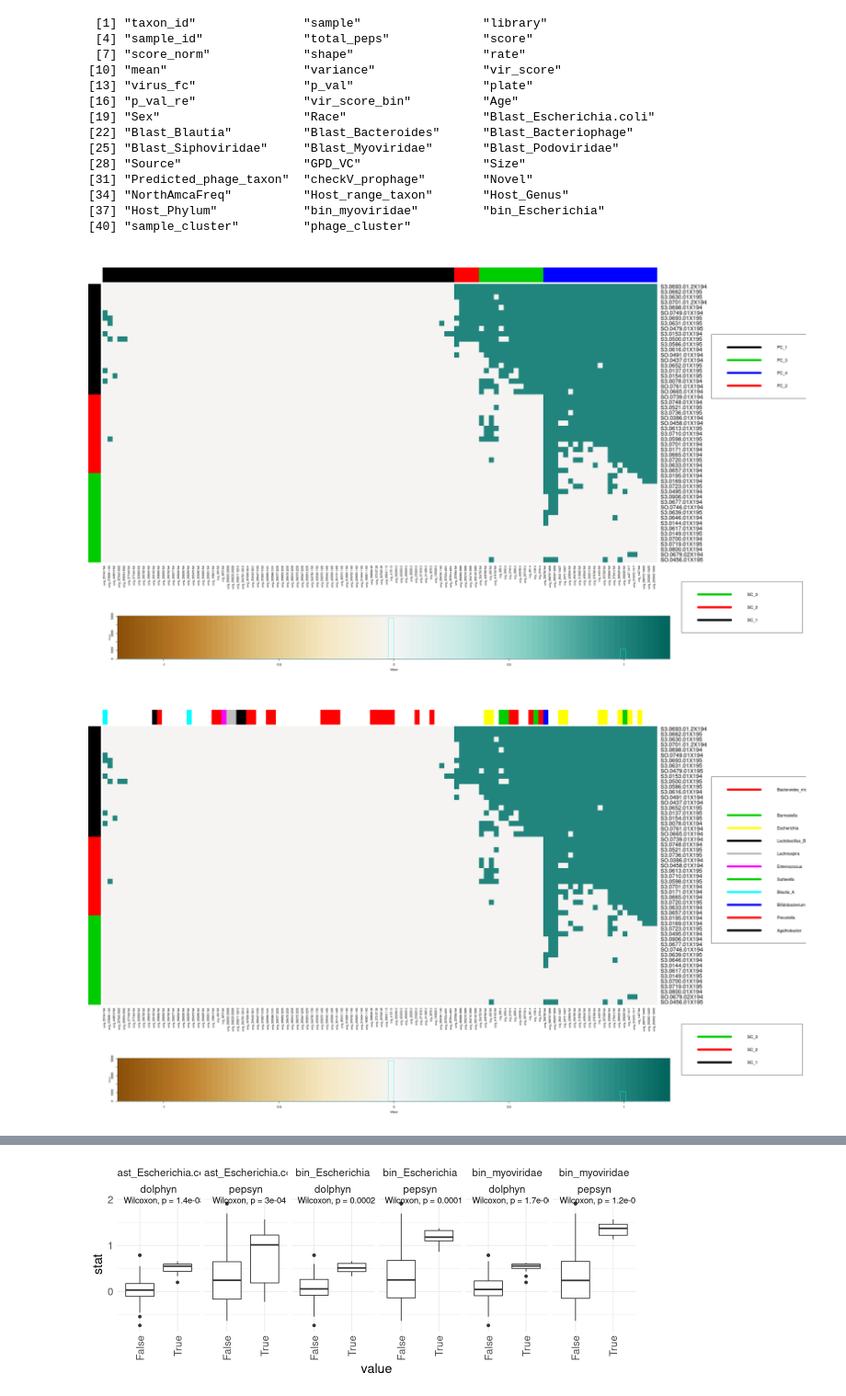
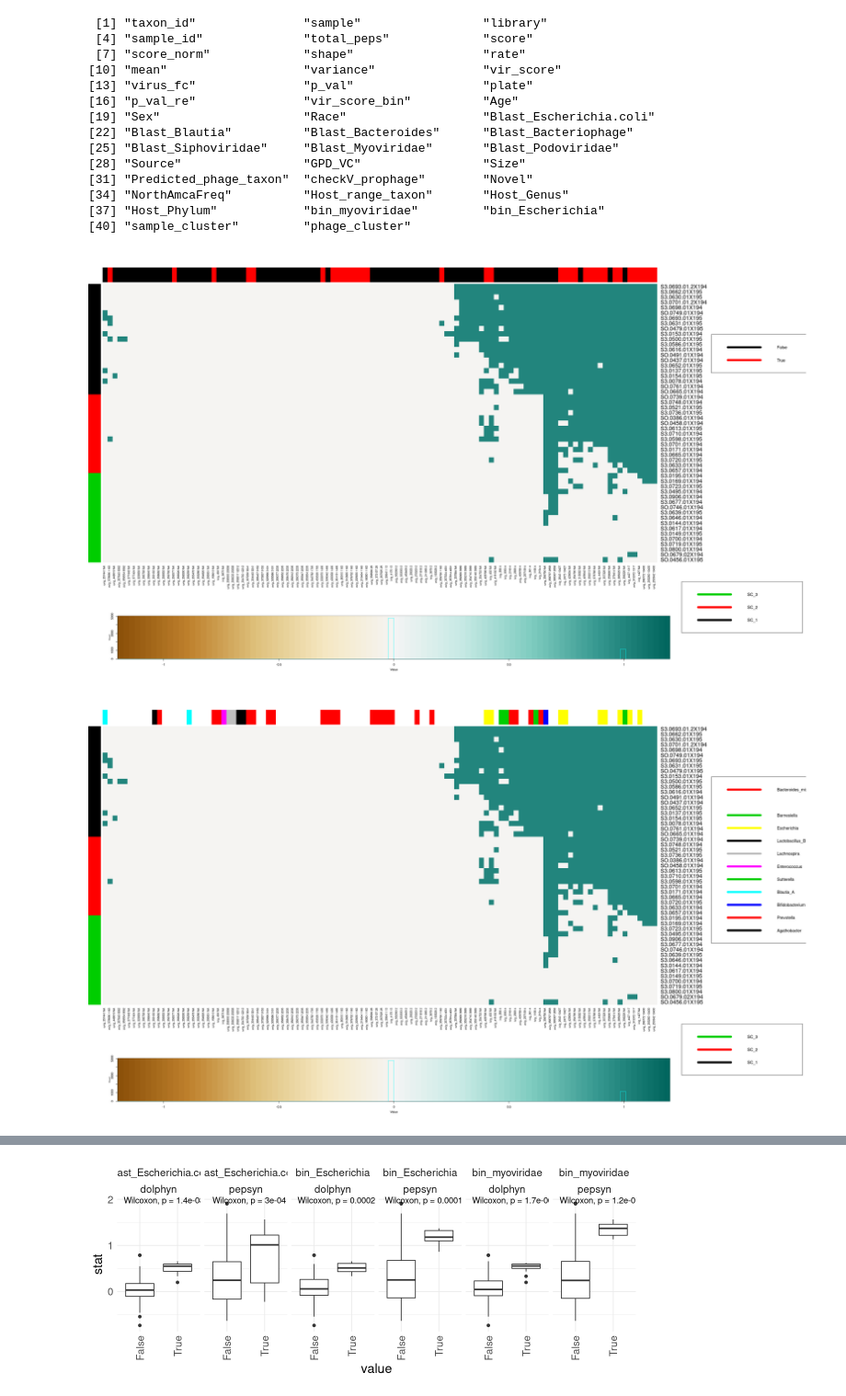
Before and after one commit to kepsi/Dolphyn, a Jupyter notebook: Manuscript Analyses/GPD_PhARscore.ipynb, the cells around one changed output, grey strips where cells are left out. Shown at 92% size. Cells and saved outputs as stored; diff of their text form; code cells hidden in the pictures.

```diff
--- a/Manuscript Analyses/GPD_PhARscore.ipynb
+++ b/Manuscript Analyses/GPD_PhARscore.ipynb
@@ -44,7 +44,8 @@ my_hm_funtion = function(annotate_phage, annotate_sample, lib, value_var, max_va
     hm_df %>% select(sample, one_of(annotate_sample)) %>% distinct() %>% column_to_rownames("sample") -> moi
     hm_df %>% select(taxon_id, one_of(annotate_phage)) %>% distinct() %>% column_to_rownames("taxon_id") -> pmoi
     hm_df %>% dcast(sample ~ taxon_id, value.var=value_var) %>%
-    column_to_rownames("sample") %>% as.matrix() %>%
+    column_to_rownames("sample") -> hm_data
+    hm_data %>% as.matrix() %>%
     heatmap.2(dendrogram ="none", trace="none",Rowv = TRUE, Colv = TRUE,
             scale= "none", hclustfun=function(c){hclust(c, method="mcquitty")},
              lmat = rbind(c(0,5,0),c(0,2,0),c(1,3,4),c(0,6,0)), lwid = c(0.1,4,1), lhei = c(0.1,0.1,2,0.4), margins=c(15,5), # layout sizes
@@ -53,7 +54,10 @@ my_hm_funtion = function(annotate_phage, annotate_sample, lib, value_var, max_va
     )
     legend(y=0.1, x=0.85,legend = unique(moi[,annotate_sample]), col = unique(as.numeric(moi[,annotate_sample])), lty= 1,lwd = 8, cex=1)
     legend(y=0.9, x=0.9,legend = unique(pmoi[,annotate_phage]), col = unique(as.numeric(pmoi[,annotate_phage])), lty= 1,lwd = 8, cex=1)
-    }
+    hm_data %>% t() %>% as.data.frame() -> hm_data
+    hm_data[annotate_phage] = pmoi[,annotate_phage]
+    return(hm_data)
+}
 
 manyplots = function(data_to_plot, cols_of_interest){
     plots = lapply(cols_of_interest, function(col){
@@ -66,7 +70,7 @@ manyplots = function(data_to_plot, cols_of_interest){
     })
     return(plots) }
 
-my_pca_function = function(cols_of_interest,lib,plots_horizontal, score, switch_phages, plotwid, plothei){
+my_pca_function = function(cols_of_interest,lib,plots_horizontal, score, switch_phages, plotwid, plothei, datareturn = FALSE){
     options(repr.plot.width=plotwid, repr.plot.height=plothei)
     based_on = "sample"
     not_based_on = "taxon_id"
@@ -79,10 +83,15 @@ my_pca_function = function(cols_of_interest,lib,plots_horizontal, score, switch_
     phar %>% subset(library == lib)  %>%
     select(all_of(cols_of_interest), taxon_id, one_of(score), sample) %>%
     tidyr::spread(based_on,score) -> pca_df
-    pca_df %>% select(-all_of(cols_of_interest), -one_of(not_based_on)) %>% select(which(!colSums(., na.rm=TRUE) %in% 0)) %>% prcomp(center=TRUE, scale. = TRUE) -> pca
+    pca_df %>% select(-all_of(cols_of_interest), -one_of(not_based_on)) %>%
+        select(which(!colSums(., na.rm=TRUE) %in% 0)) %>%
+        prcomp(center=TRUE, scale. = TRUE) -> pca
     title= paste(lib, "PCA",title_piece,"- PC1:",round(100*summary(pca)$importance[2,1], 2), "%, PC2:", round(100*summary(pca)$importance[2,2], 2), "%")
-    cbind(data.frame(x = pca$x[,1], y = pca$x[,2]), pca_df %>% select(all_of(cols_of_interest))) %>% manyplots(cols_of_interest) %>%
-    cowplot::plot_grid(plotlist = ., ncol = plots_horizontal, align = "h", labels = title)
+    cbind(data.frame(x = pca$x[,1], y = pca$x[,2]), pca_df %>% select(all_of(cols_of_interest))) -> pca_data
+    pca_data%>% manyplots(cols_of_interest) %>%
+    cowplot::plot_grid(plotlist = ., ncol = plots_horizontal, align = "h", labels = title) -> r
+    if(datareturn){return(pca_data)}
+    else {return(r)}
 }
 # %%
 sessionInfo()
@@ -187,11 +196,13 @@ names(phar)
 [34] "NorthAmcaFreq"          "Host_range_taxon"       "Host_Genus"
 [37] "Host_Phylum"            "bin_myoviridae"         "bin_Escherichia"
 [40] "sample_cluster"         "phage_cluster"
-# %%
-my_hm_funtion("phage_cluster","sample_cluster","pepsyn","vir_score_bin", max_vals = 1.2)
-# %% [output]
-[figure, removed]
-# %%
-my_hm_funtion("Host_Genus","sample_cluster","pepsyn","vir_score_bin", max_vals = 1.2)
-# %% [output]
-[figure, removed]
+# %%
+cbind(my_hm_funtion("Blast_Escherichia.coli","sample_cluster","pepsyn","vir_score_bin", max_vals = 1.2),
+      my_hm_funtion("Host_Genus","sample_cluster","pepsyn","vir_score_bin", max_vals = 1.2) %>% select("Host_Genus"),
+      my_hm_funtion("Host_Phylum","sample_cluster","pepsyn","vir_score_bin", max_vals = 1.2) %>% select("Host_Phylum"),
+      my_hm_funtion("Predicted_phage_taxon","sample_cluster","pepsyn","vir_score_bin", max_vals = 1.2) %>% select("Predicted_phage_taxon"),
+      my_hm_funtion("phage_cluster","sample_cluster","pepsyn","vir_score_bin", max_vals = 1.2) %>% select("phage_cluster")) %>%
+write.csv("../data/SourceData/Fig4D.csv")
+# %% [output]
+[figure, added]
+[figure, added]
```
Also changed, not shown: parts of 6 cells of this notebook, 38 other files.
